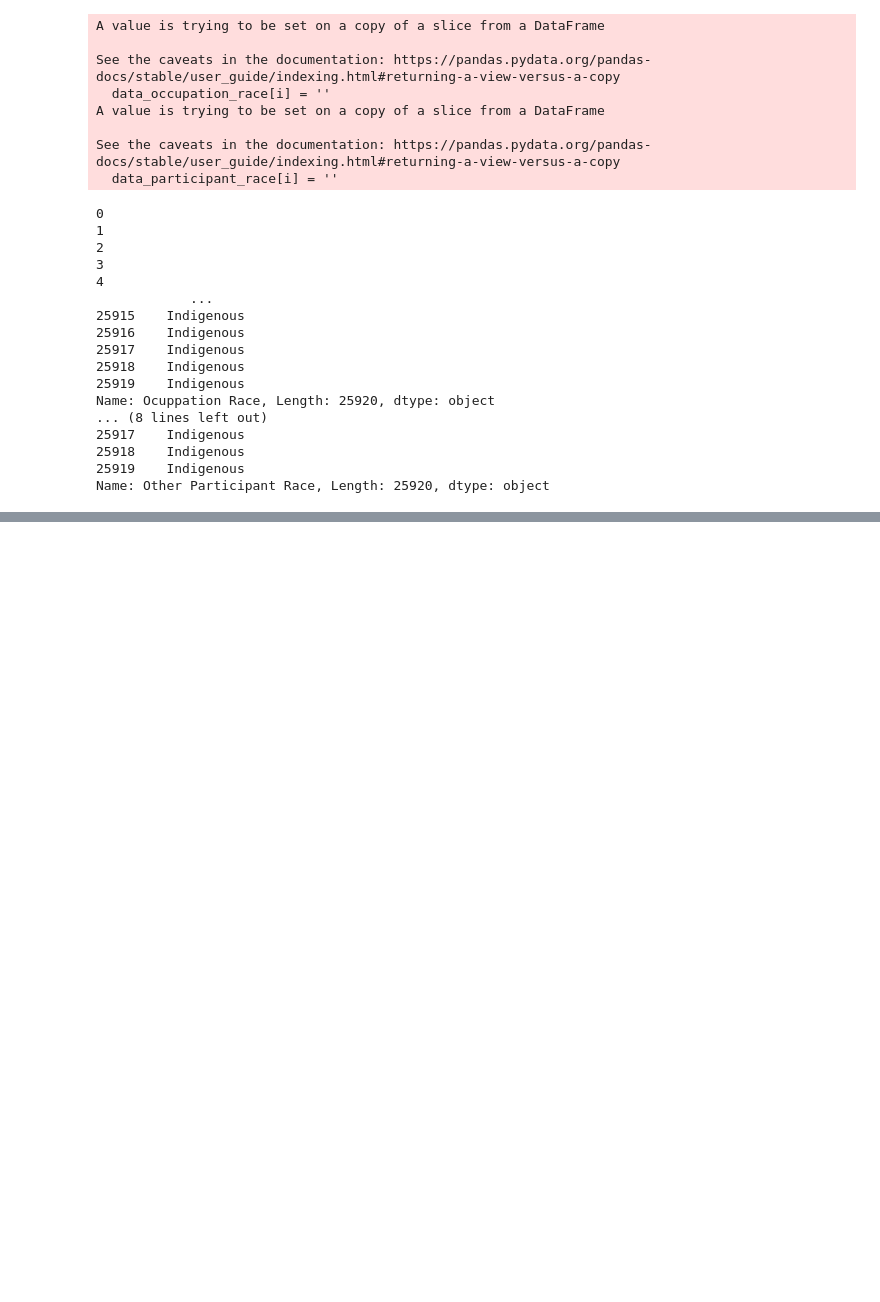
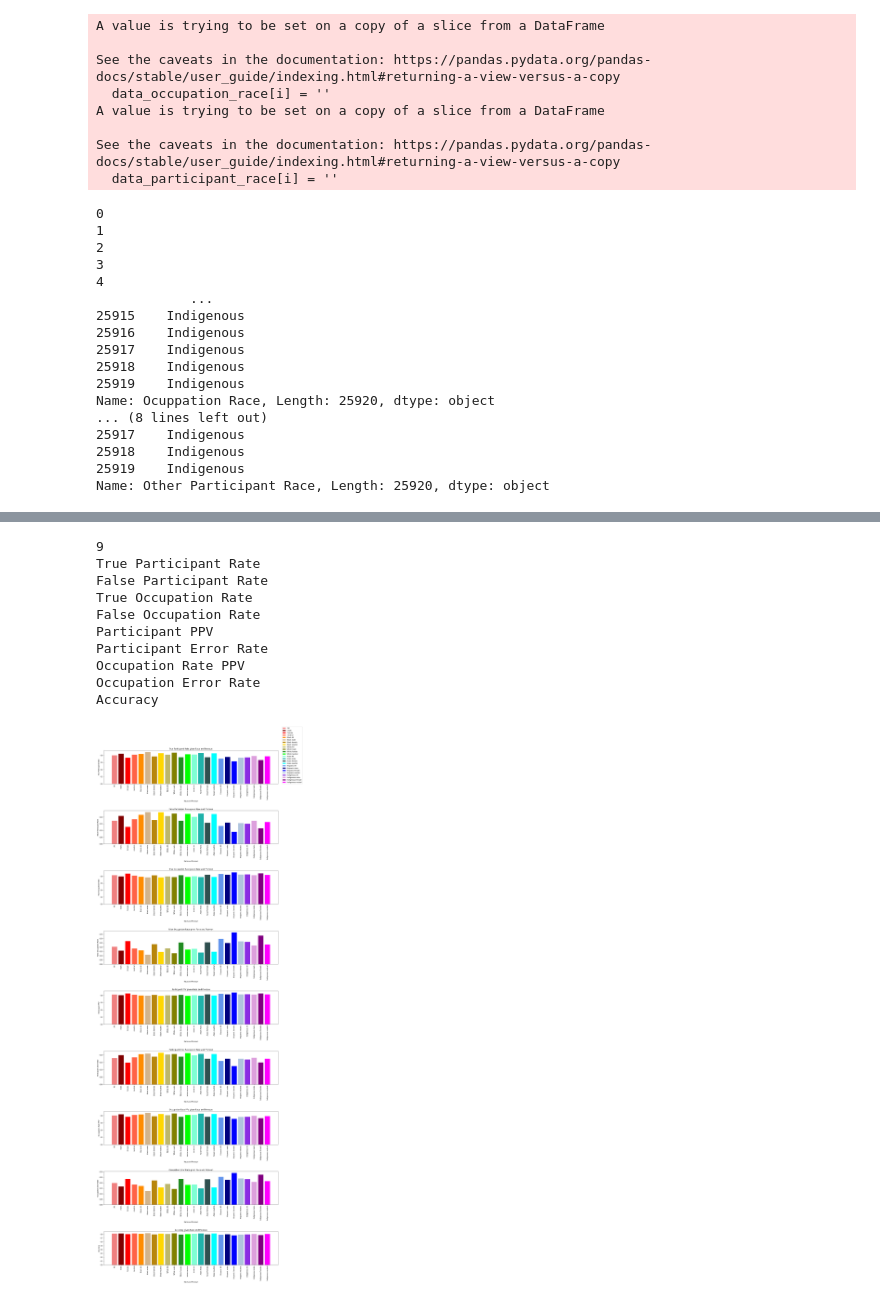
Before and after one commit to jennm/intersectionaly-in-occupation-cs378-nlp, a Jupyter notebook: analyze.ipynb, the cells around one changed output, grey strips where cells are left out. Drawn from its saved outputs; the diff is of its cells as text; code cells hidden in the pictures; blank space fills up the shorter version.

```diff
--- a/analyze.ipynb
+++ b/analyze.ipynb
@@ -6,9 +6,11 @@ from instantiate import genders
 
 races = ['', 'Black', 'White', 'Asian', 'Hispanic', 'Indigenous']
 
+genders = ['All'] + genders
+
 formatted_data = pandas.read_csv('formatted_data.csv')
 formatted_data.to_dict()
-results = pandas.read_csv('results.csv')
+results = pandas.read_csv('results_120.csv')
 results.to_csv()
 total_data = len(results['Prediction'])
 
@@ -160,0 +184,63 @@ Total Accuracy: 0.6456463624212335
+# %%
+import matplotlib
+import matplotlib.pyplot as plt
+
+rates = list(analyzed_data['Black']['Black']['female'].keys())
+print(len(rates[4:]))
+
+figure, axis = plt.subplots(9, 1, figsize=(20,50))
+figure.tight_layout(pad=15)
+coors = list()
+for i in range(9):
+    # for j in range(3):
+    coors.append(i)#[i, 0])
+
+colors = ['lightcoral', 'maroon', 'red', 'tomato', 'darkorange', 'tan', 'darkgoldenrod', 'gold', 'darkkhaki', 'olive', 'forestgreen', 'lime', 'aquamarine', 'lightseagreen', 'darkslategrey', 'cyan', 'cornflowerblue', 'navy', 'blue', 'lightsteelblue', 'blueviolet', 'plum', 'purple', 'fuchsia']
+i = 0
+for rate in rates[4:]:
+    # rate = rates[4]
+    data = list()
+    labels = list()
+    for race in races:
+        for gender in genders:
+            data.append(analyzed_data[race]['All'][gender][rate])
+            labels.append(f"{race} {gender}")
+
+    # for i, j in colors.items(): #Loop over color dictionary
+    # for i in range(len(data)):
+    #     axis[coors[i][0], coors[i][1]].bar(labels[i], data[i], width=0, color=colors[i], label=labels[i])
+    # axis.legend()
+    if i == 0:
+        for j in range(len(data)):
+            # axis[coors[i][0], coors[i][1]]
+            axis[coors[i]].bar(labels[j], data[j], color=colors[j], label=labels[j])
+    else:
+        # axis[coors[i][0], coors[i][1]]
+        axis[coors[i]].bar(labels, data, color=colors)
+    # axis[coors[i][0], coors[i][1]]
+    axis[coors[i]].tick_params(axis='x', rotation=90)
+    # axis[coors[i][0], coors[i][1]]
+    axis[coors[i]].set_title(f'{rate} given Race and Pronoun')
+    axis[coors[i]].set_xlabel('Race and Pronoun')
+    axis[coors[i]].set_ylabel(rate)
+    # axis[coors[i][0], coors[i][1]].legend()#, color=colors)
+    i += 1
+    print(rate)
+
+figure.legend()#labels=races)#, color=colors)
+plt.savefig("rates_graph.png")
+plt.show()
+
+# for race in races:
+# %% [output]
+9
+True Participant Rate
+False Participant Rate
+True Occupation Rate
+False Occupation Rate
+Participant PPV
+Participant Error Rate
+Occupation Rate PPV
+Occupation Error Rate
+Accuracy
+[figure, added]
```
Also changed, not shown: parts of 5 cells of this notebook, 6 other files.
